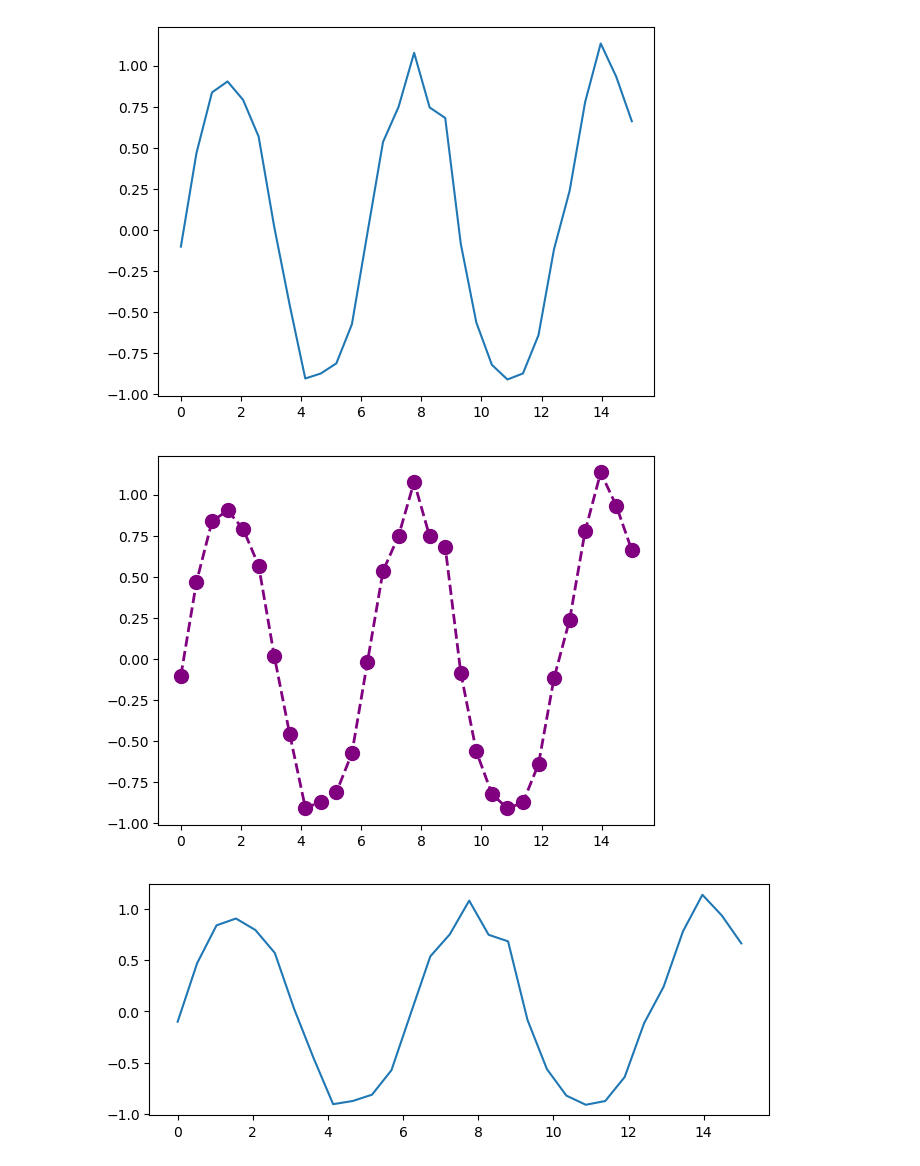
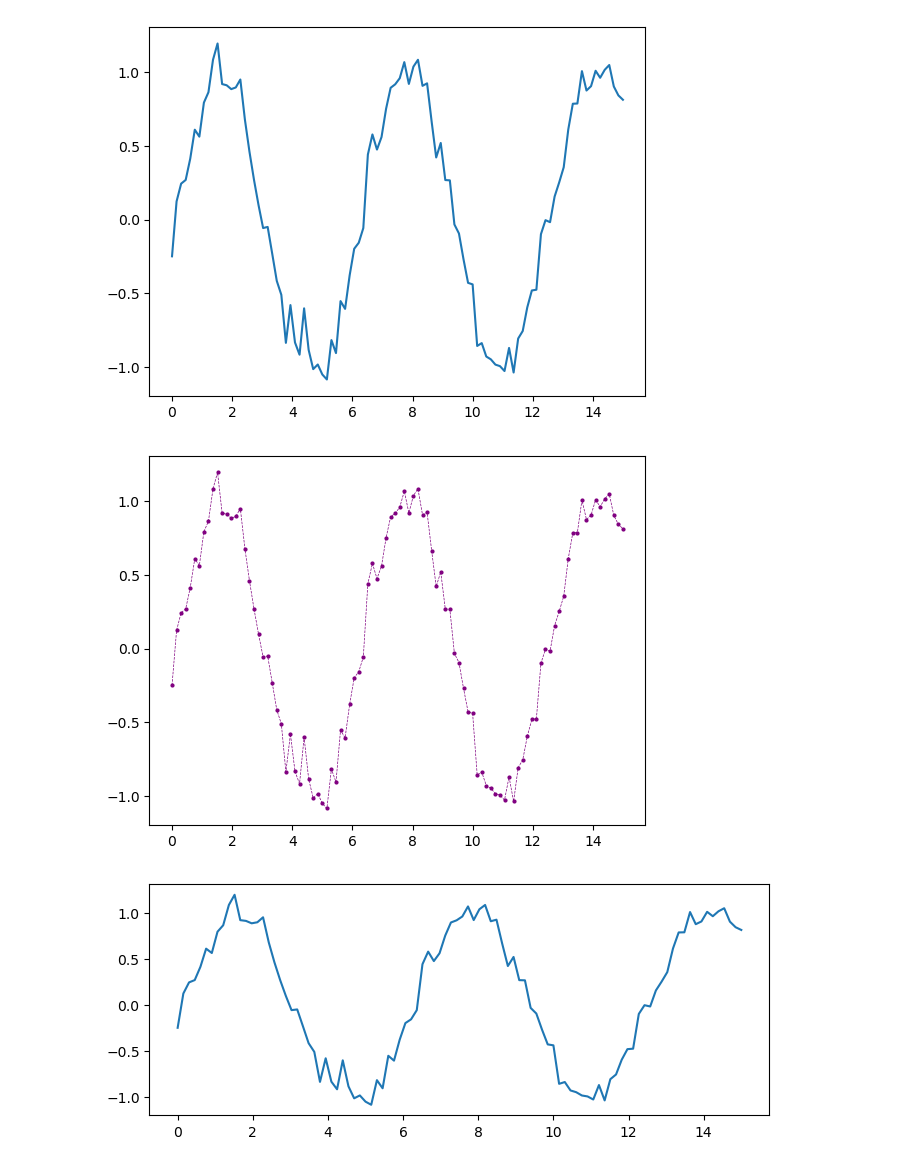
Before and after one commit to i-danis/python-science-tools, a Jupyter notebook: matplotlib.ipynb, the cells around one changed output. Drawn from its saved outputs; the diff is of its cells as text; code cells hidden in the pictures.

Commit message:
add simple plots

```diff
--- a/matplotlib.ipynb
+++ b/matplotlib.ipynb
@@ -4,22 +49,22 @@ import matplotlib.pyplot as plt
 # %%
-x = np.linspace(0, 15, 30)
+x = np.linspace(0, 15, 100)
 y = np.sin(x) + 0.1*np.random.randn(len(x))
 # %%
 plt.plot(x, y)
 plt.show()
 # %% [output]
-[figure, old version]
+[figure, new version]
 # %%
-plt.plot(x, y, 'o--', color='purple', lw=2, ms=10)
+plt.plot(x, y, 'o--', color='purple', lw=0.5, ms=2)
 plt.show()
 # %% [output]
-[figure, old version]
+[figure, new version]
 # %%
 plt.figure(figsize=(8, 3))
 plt.plot(x, y)
 plt.show()
 # %% [output]
-[figure, old version]
+[figure, new version]
 # %%
 plt.figure(figsize=(8, 3))
 plt.plot(x, y)
```
Also changed, not shown: parts of 11 cells of this notebook, 1 other file.
